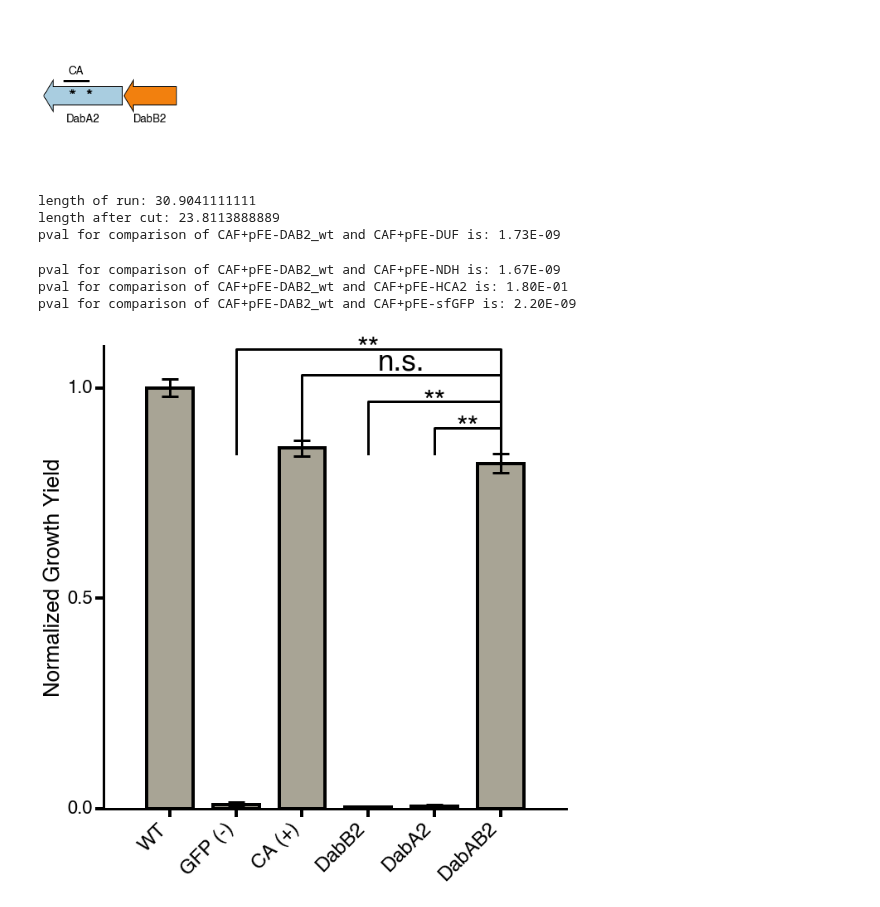
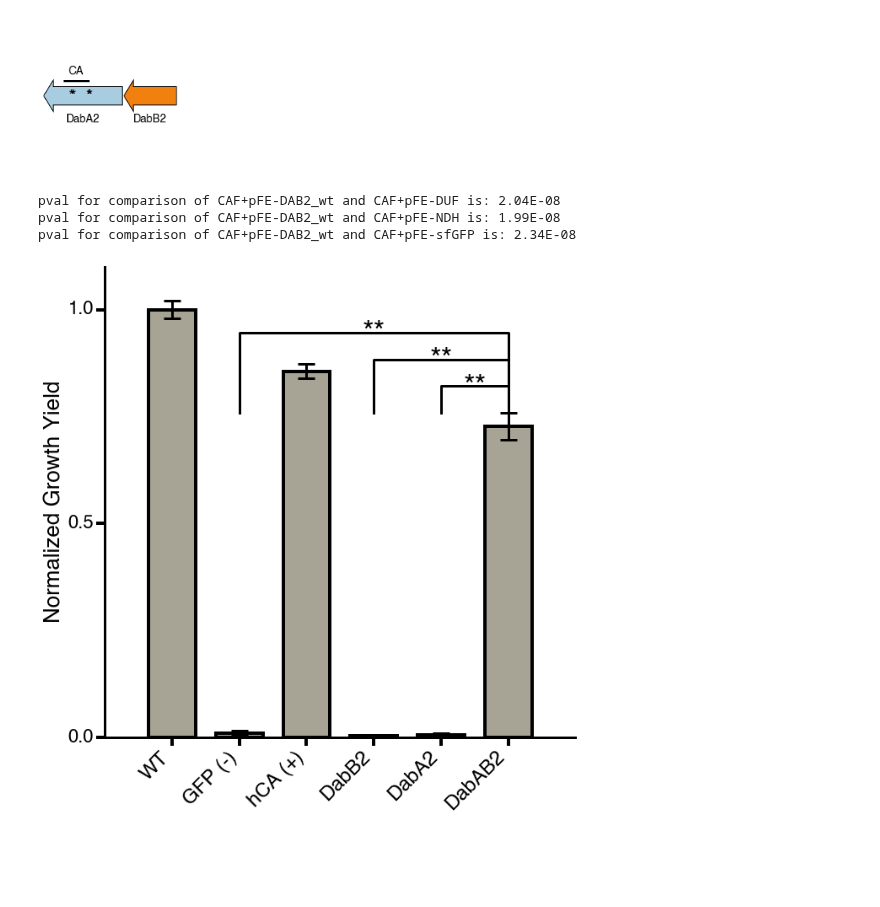
Before and after one commit to jackdesmarais/DabTransporterPaper, a Jupyter notebook: scripts/figure 3 CAFree complementation by DAB.ipynb, the cells around one changed output. Cells and saved outputs as stored; diff of their text form; code cells hidden in the pictures; blank space fills up the shorter version.

Commit message:
Drafts of figures finalized before manual label adjustments

```diff
--- a/scripts/figure 3 CAFree complementation by DAB.ipynb
+++ b/scripts/figure 3 CAFree complementation by DAB.ipynb
@@ -282,10 +282,7 @@ def prepAndNormalize(ps,timecourse,cutoffTime):
     blanked = timecourse.blank()
     smoothed = blanked.smooth()
     data = smoothed.data_for_label('abs600')
-    print('length of run: ' + str(max(data.time_s)/60/60))
-    data=data[data.time_s<=cutoffTime*60*60]
-    print('length after cut: ' + str(max(data.time_s)/60/60))
-    yld = smoothed.GrowthYield(density_label='abs600')
+    yld = smoothed.GrowthYieldCutoff(cutoffTime,density_label='abs600')
     name2well = ps.name_to_well_mapping()
 
     yld = pd.DataFrame(yld, index=['yield']).T
@@ -312,7 +307,7 @@ normalized_mean_yld,normalized_std_yld,grouped_yld=prepAndNormalize(ps,timecours
 to_plot = [
     ('bw+pFE-sfGFP', 'WT'),
     ('CAF+pFE-sfGFP', 'GFP (-)'),
-    ('CAF+pFE-HCA2', 'CA (+)'),
+    ('CAF+pFE-HCA2', 'hCA (+)'),
     ('CAF+pFE-NDH', 'DabB2'),
     ('CAF+pFE-DUF', 'DabA2'),
     ('CAF+pFE-DAB2_wt', 'DabAB2'),
@@ -321,7 +316,7 @@ to_plot = [
 to_test = [
     ('CAF+pFE-DAB2_wt', 'CAF+pFE-DUF',5,4),
     ('CAF+pFE-DAB2_wt', 'CAF+pFE-NDH',5,3),
-    ('CAF+pFE-DAB2_wt', 'CAF+pFE-HCA2',5,2),
+#     ('CAF+pFE-DAB2_wt', 'CAF+pFE-HCA2',5,2),
     ('CAF+pFE-DAB2_wt', 'CAF+pFE-sfGFP',5,1),
 ]
 
@@ -358,37 +353,34 @@ for test1,test2,x1,x2 in to_test:
     else:
         sig_str='n.s.'
         va='bottom'
 
     plt.text((x1+x2)*.5, y+h, sig_str, ha='center', va=va, color='k',fontsize=35)
 
 
 
 plt.ylabel('Normalized Growth Yield', fontsize=26)
 
 plt.xticks(xs, labels, rotation=45, fontsize=24, ha='right')
 plt.tick_params(axis='both', direction='out', bottom='on', left='on', top='off', right='off',
                 length=10, width=4)
 plt.yticks([0, 0.5, 1.0], fontsize=22)
 plt.ylim(0.0, 1.1)
     # Hide the right and top spines
 ax.spines['right'].set_visible(False)
 ax.spines['top'].set_visible(False)
 
 # Only show ticks on the left and bottom spines
 ax.yaxis.set_ticks_position('left')
 ax.xaxis.set_ticks_position('bottom')
 
 #     change axis weight
 ax.spines['left'].set_linewidth(3)
 ax.spines['bottom'].set_linewidth(3)
 
 plt.savefig('fig3/fig3B.eps',format='eps',bbox_inches='tight')
 plt.show()
 # %% [output]
-length of run: 30.9041111111
-length after cut: 23.8113888889
-pval for comparison of CAF+pFE-DAB2_wt and CAF+pFE-DUF is: 1.73E-09
+pval for comparison of CAF+pFE-DAB2_wt and CAF+pFE-DUF is: 2.04E-08
+pval for comparison of CAF+pFE-DAB2_wt and CAF+pFE-NDH is: 1.99E-08
+pval for comparison of CAF+pFE-DAB2_wt and CAF+pFE-sfGFP is: 2.34E-08
-pval for comparison of CAF+pFE-DAB2_wt and CAF+pFE-NDH is: 1.67E-09
-pval for comparison of CAF+pFE-DAB2_wt and CAF+pFE-HCA2 is: 1.80E-01
-pval for comparison of CAF+pFE-DAB2_wt and CAF+pFE-sfGFP is: 2.20E-09
-[figure, old version]
+[figure, new version]
```
Also changed, not shown: parts of 4 cells of this notebook, 27 other files.
